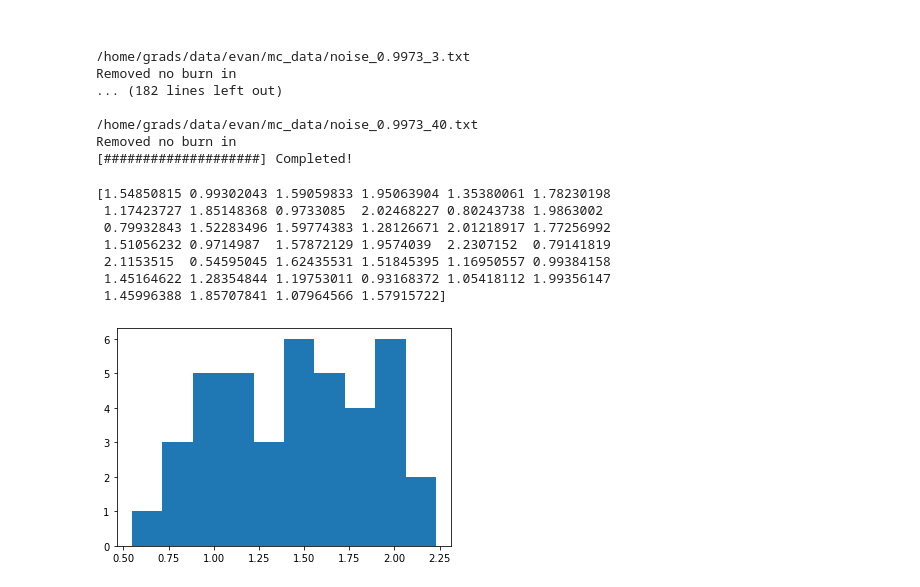
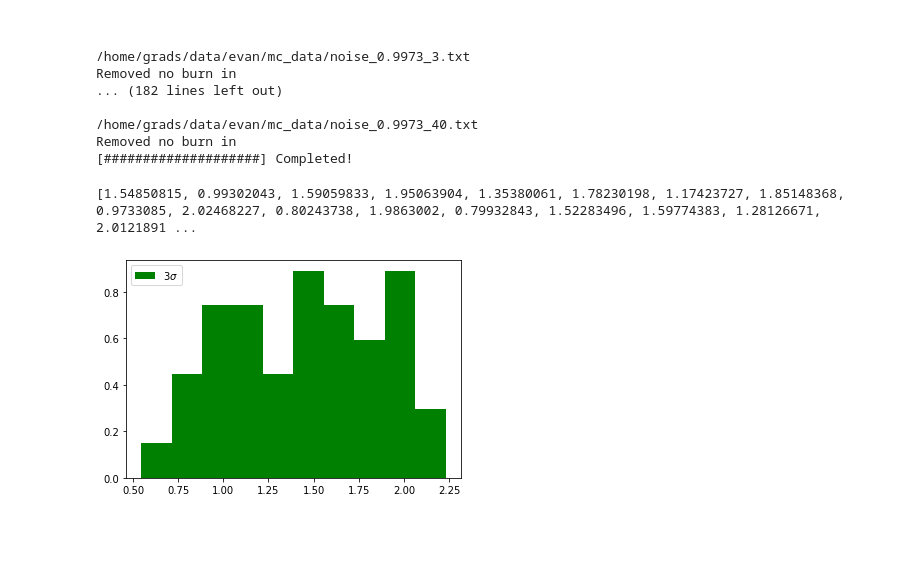
Before and after one commit to SBU-EVAN/LSST_emulation, a Jupyter notebook: flow.ipynb, the cells around one changed output. Cells and saved outputs as stored; diff of their text form; code cells hidden in the pictures; blank space fills up the shorter version.

```diff
--- a/flow.ipynb
+++ b/flow.ipynb
@@ -647,16 +641,11 @@ Removed no burn in
 # %%
 ##
 print(n_sigma_99)
 plt.figure(3)
-plt.hist(n_sigma_99)
+plt.hist(n_sigma_99,density=True,label='3$\sigma$',color='green')
+plt.legend()
 plt.ion()
 plt.show()
 # %% [output]
-[1.54850815 0.99302043 1.59059833 1.95063904 1.35380061 1.78230198
- 1.17423727 1.85148368 0.9733085  2.02468227 0.80243738 1.9863002
- 0.79932843 1.52283496 1.59774383 1.28126671 2.01218917 1.77256992
- 1.51056232 0.9714987  1.57872129 1.9574039  2.2307152  0.79141819
- 2.1153515  0.54595045 1.62435531 1.51845395 1.16950557 0.99384158
- 1.45164622 1.28354844 1.19753011 0.93168372 1.05418112 1.99356147
- 1.45996388 1.85707841 1.07964566 1.57915722]
+[1.54850815, 0.99302043, 1.59059833, 1.95063904, 1.35380061, 1.78230198, 1.17423727, 1.85148368, 0.9733085, 2.02468227, 0.80243738, 1.9863002, 0.79932843, 1.52283496, 1.59774383, 1.28126671, 2.0121891 ...
-[figure, old version]
+[figure, new version]
```
Also changed, not shown: parts of 6 cells of this notebook, 1 other file.
